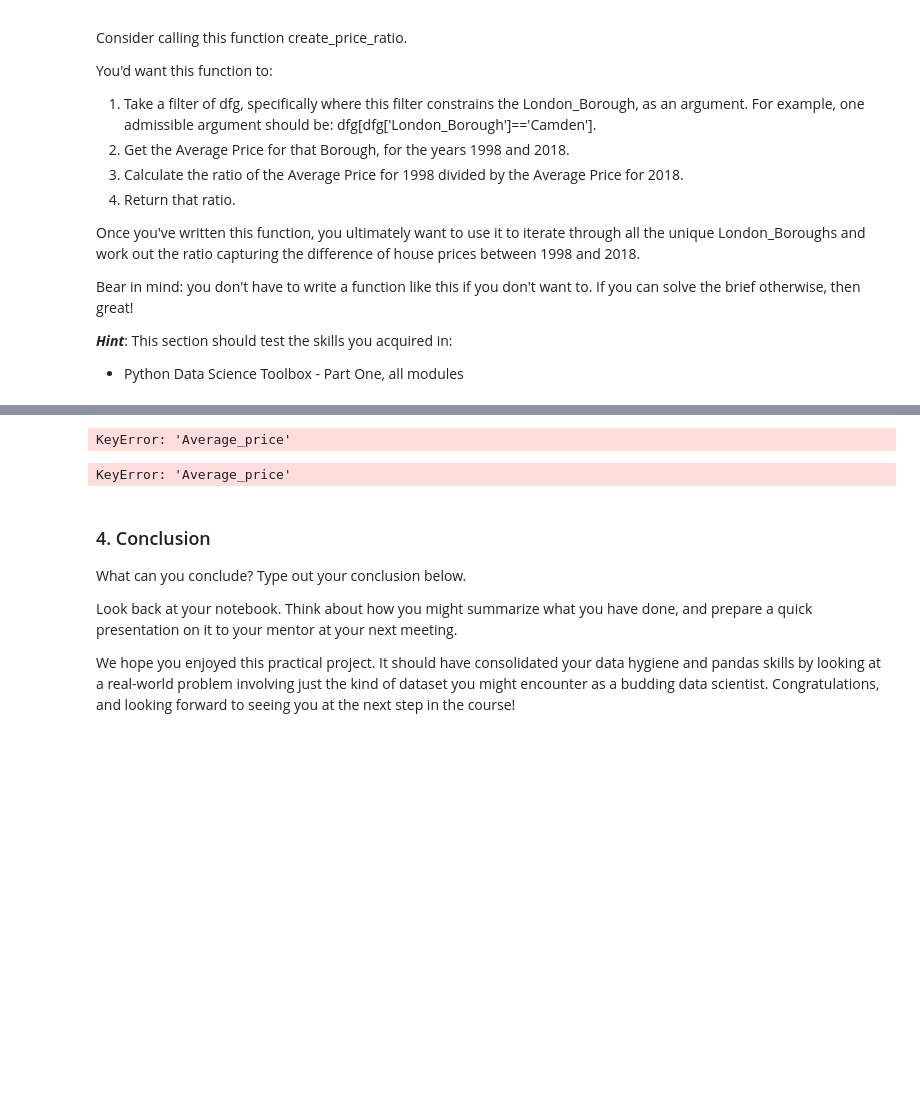
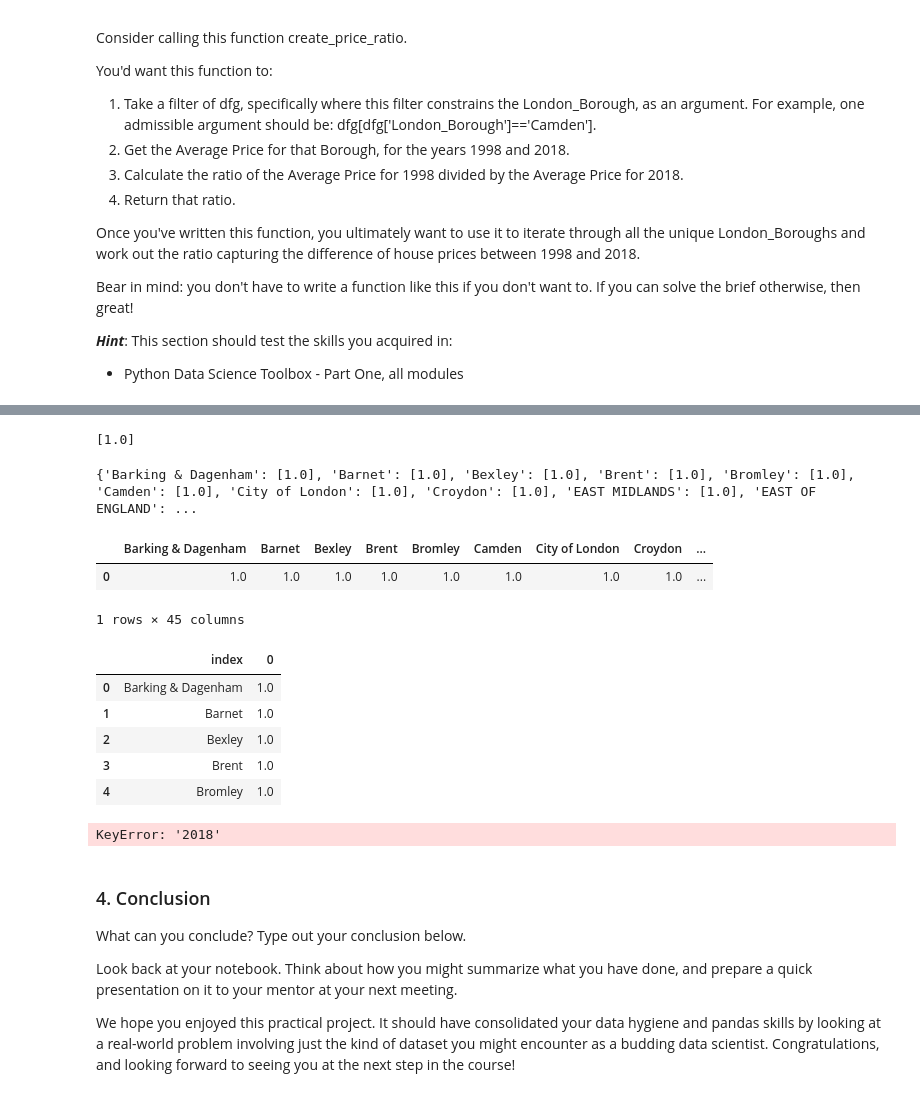
Before and after one commit to rmbates5/Springboard, a Jupyter notebook: Unit 4 Challenge - Tier 3.ipynb, the cells around one changed output, grey strips where cells are left out. Drawn from its saved outputs; the diff is of its cells as text; code cells hidden in the pictures; blank space fills up the shorter version.

```diff
--- a/Unit 4 Challenge - Tier 3.ipynb
+++ b/Unit 4 Challenge - Tier 3.ipynb
@@ -290,8 +290,8 @@ Bear in mind: you don't have to write a function like this if you don't want to.
 - Python Data Science Toolbox - Part One, all modules
 # %%
 def create_price_ratio(d):
-    y1998 = float(d['Average_price'][d['Month']=='1998'])
-    y2018 = float(d['Average_price'][d['Month']=='2018'])
+    y1998 = float(d['Average_Price'][d['Month']=='1998'])
+    y2018 = float(d['Average_Price'][d['Month']=='2018'])
     ratio = [y2018/y2018]
     return ratio
 # %%
@@ -313,7 +313,7 @@ Name: Month, Length: 14715, dtype: bool
 # %%
 create_price_ratio(dfg[dfg['London_Borough']=='Barking & Dagenham'])
 # %% [output]
-KeyError: 'Average_price'
+[1.0]
 # %%
 final = {}
 # %%
@@ -322,18 +322,31 @@ for b in dfg['London_Borough'].unique():
     final[b] = create_price_ratio(borough)
 print(final)
 # %% [output]
-KeyError: 'Average_price'
+{'Barking & Dagenham': [1.0], 'Barnet': [1.0], 'Bexley': [1.0], 'Brent': [1.0], 'Bromley': [1.0], 'Camden': [1.0], 'City of London': [1.0], 'Croydon': [1.0], 'EAST MIDLANDS': [1.0], 'EAST OF ENGLAND': ...
 # %%
-def_ratios = pd.DataFrame(final)
+df_ratios = pd.DataFrame(final)
 # %%
 df_ratios.head()
+# %% [output]
+|  | Barking & Dagenham | Barnet | Bexley | Brent | Bromley | Camden | City of London | Croydon | ... |
+| 0 | 1.0 | 1.0 | 1.0 | 1.0 | 1.0 | 1.0 | 1.0 | 1.0 | ... |
+1 rows × 45 columns
 # %%
 df_ratios_T = df_ratios.T
-df_ratios = df_ratios_T.resent_index()
+df_ratios = df_ratios_T.reset_index()
 df_ratios.head()
+# %% [output]
+|  | index | 0 |
+| 0 | Barking & Dagenham | 1.0 |
+| 1 | Barnet | 1.0 |
+| 2 | Bexley | 1.0 |
+| 3 | Brent | 1.0 |
+| 4 | Bromley | 1.0 |
 # %%
 top15 = df_ratios.sort_values(by='2018',ascending=False).head(15)
 print(top15)
+# %% [output]
+KeyError: '2018'
 # %%
 ax=top15[['Borough','2018']].plot(kind='bar')
 
```
Also changed, not shown: parts of 5 cells of this notebook.
